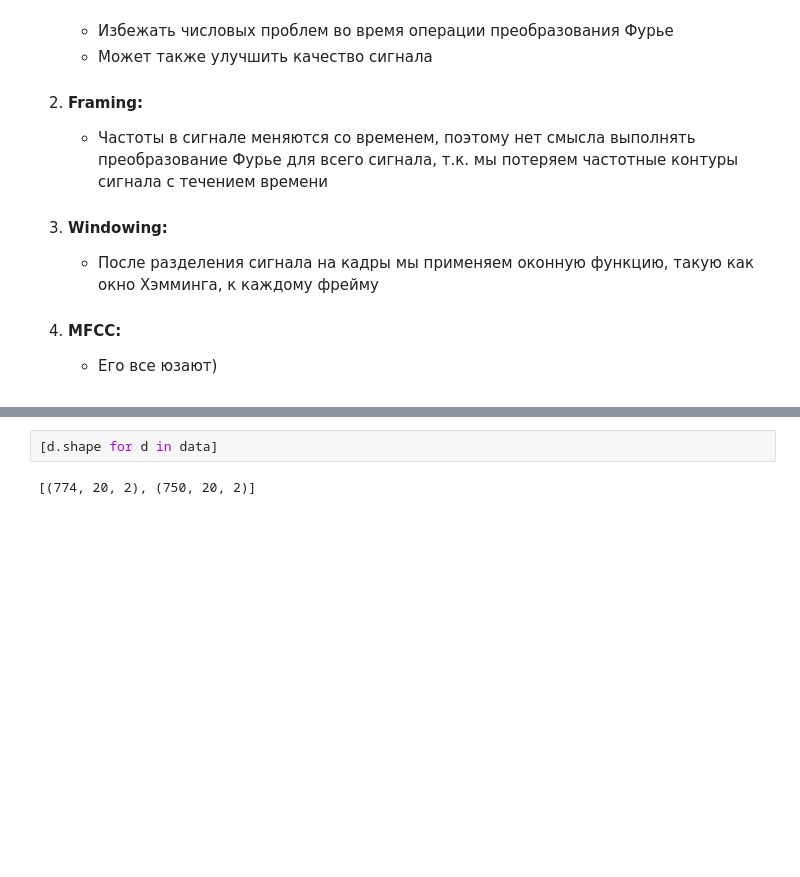
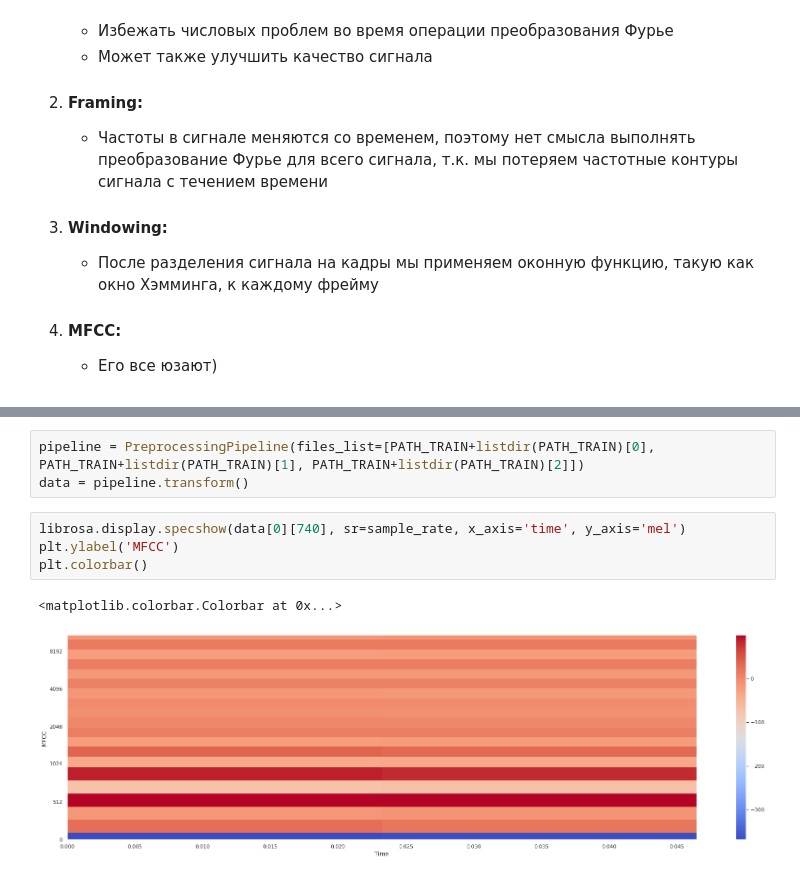
Before and after one commit to Dan1aR/ASR-Project, a Jupyter notebook: preprocessing.ipynb, the cells around one changed output, grey strips where cells are left out. Saved outputs shown, nothing was run; the diff lists cells and outputs as text; blank space fills up the shorter version.

```diff
--- a/preprocessing.ipynb
+++ b/preprocessing.ipynb
@@ -186,4 +260,10 @@ data = pipeline.transform()
-# %%
-[d.shape for d in data]
-# %% [output]
-[(774, 20, 2), (750, 20, 2)]
+# %%
+pipeline = PreprocessingPipeline(files_list=[PATH_TRAIN+listdir(PATH_TRAIN)[0], PATH_TRAIN+listdir(PATH_TRAIN)[1], PATH_TRAIN+listdir(PATH_TRAIN)[2]])
+data = pipeline.transform()
+# %%
+librosa.display.specshow(data[0][740], sr=sample_rate, x_axis='time', y_axis='mel')
+plt.ylabel('MFCC')
+plt.colorbar()
+# %% [output]
+<matplotlib.colorbar.Colorbar at 0x...>
+[figure, added]
```
Also changed, not shown: parts of 11 cells of this notebook.
